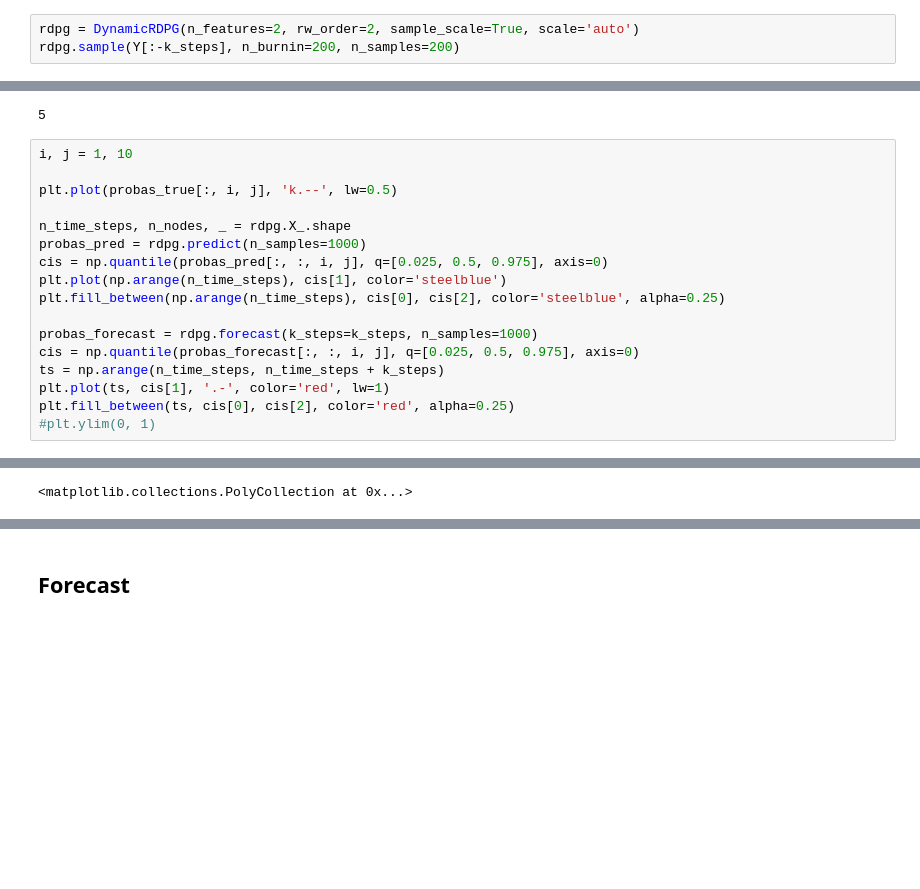
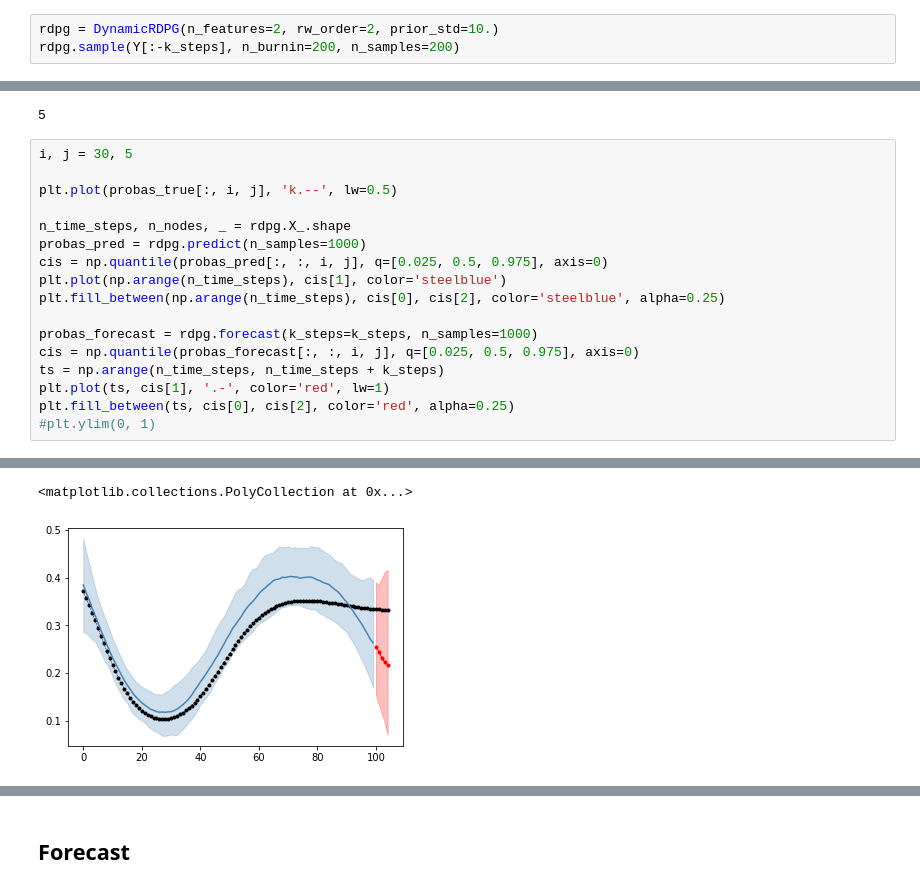
Before and after one commit to joshloyal/DynamicRDPG, a Jupyter notebook: notebook/Local Level (Random Walk) Model.ipynb, the cells around one changed output, grey strips where cells are left out. Drawn from its saved outputs; the diff is of its cells as text; blank space fills up the shorter version.

Commit message:
updated lambda prior and X prior

```diff
--- a/notebook/Local Level (Random Walk) Model.ipynb
+++ b/notebook/Local Level (Random Walk) Model.ipynb
@@ -52,5 +50,5 @@ plt.plot(X[:, 1], '-')
 # %%
-rdpg = DynamicRDPG(n_features=2, rw_order=2, sample_scale=True, scale='auto')
+rdpg = DynamicRDPG(n_features=2, rw_order=2, prior_std=10.)
 rdpg.sample(Y[:-k_steps], n_burnin=200, n_samples=200)
 # %% [output]
 <dynrdpg.dynrdpg.DynamicRDPG at 0x...>
@@ -111,7 +108,7 @@ k_steps
 # %% [output]
 5
 # %%
-i, j = 1, 10
+i, j = 30, 5
 
 plt.plot(probas_true[:, i, j], 'k.--', lw=0.5)
 
@@ -133,4 +128,5 @@ plt.fill_between(ts, cis[0], cis[2], color='red', alpha=0.25)
 <matplotlib.collections.PolyCollection at 0x...>
+[figure, added]
 # %%
 from scipy.linalg import orthogonal_procrustes
 
```
Also changed, not shown: parts of 24 cells of this notebook, 2 other files.
